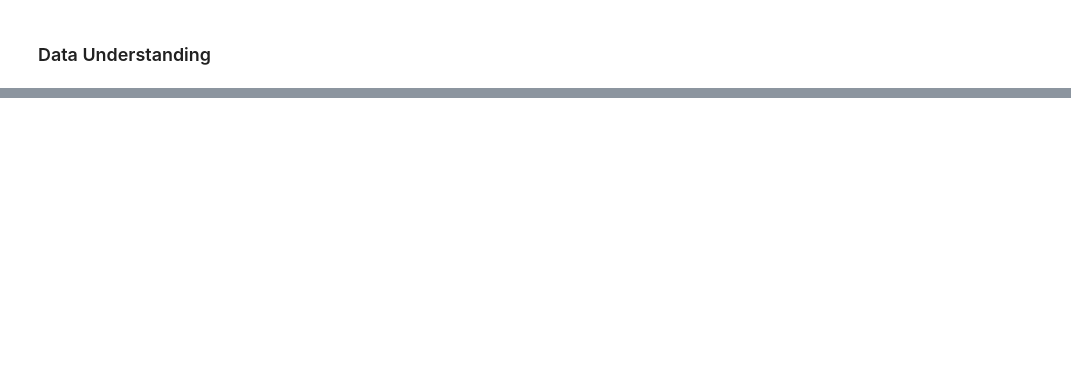
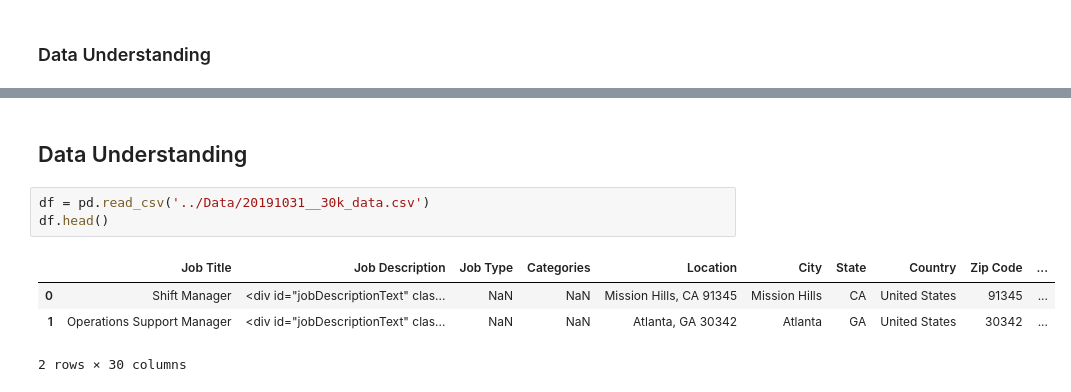
Before and after one commit to MellissaValle/Fraudulent-Job-Postings, a Jupyter notebook: Notebooks/Indeed_NB.ipynb, the cells around one changed output, grey strips where cells are left out. Saved outputs shown, nothing was run; the diff lists cells and outputs as text; blank space fills up the shorter version.

```diff
--- a/Notebooks/Indeed_NB.ipynb
+++ b/Notebooks/Indeed_NB.ipynb
@@ -79,0 +38,10 @@ You should consider upgrading via the '/Users/mellissavalle/opt/anaconda3/envs/l
+# %% [markdown]
+## Data Understanding
+# %%
+df = pd.read_csv('../Data/20191031__30k_data.csv')
+df.head()
+# %% [output]
+|  | Job Title | Job Description | Job Type | Categories | Location | City | State | Country | Zip Code | ... |
+| 0 | Shift Manager | <div id="jobDescriptionText" clas... | NaN | NaN | Mission Hills, CA 91345 | Mission Hills | CA | United States | 91345 | ... |
+| 1 | Operations Support Manager | <div id="jobDescriptionText" clas... | NaN | NaN | Atlanta, GA 30342 | Atlanta | GA | United States | 30342 | ... |
+2 rows × 30 columns
```
Also changed, not shown: parts of 53 cells of this notebook.
